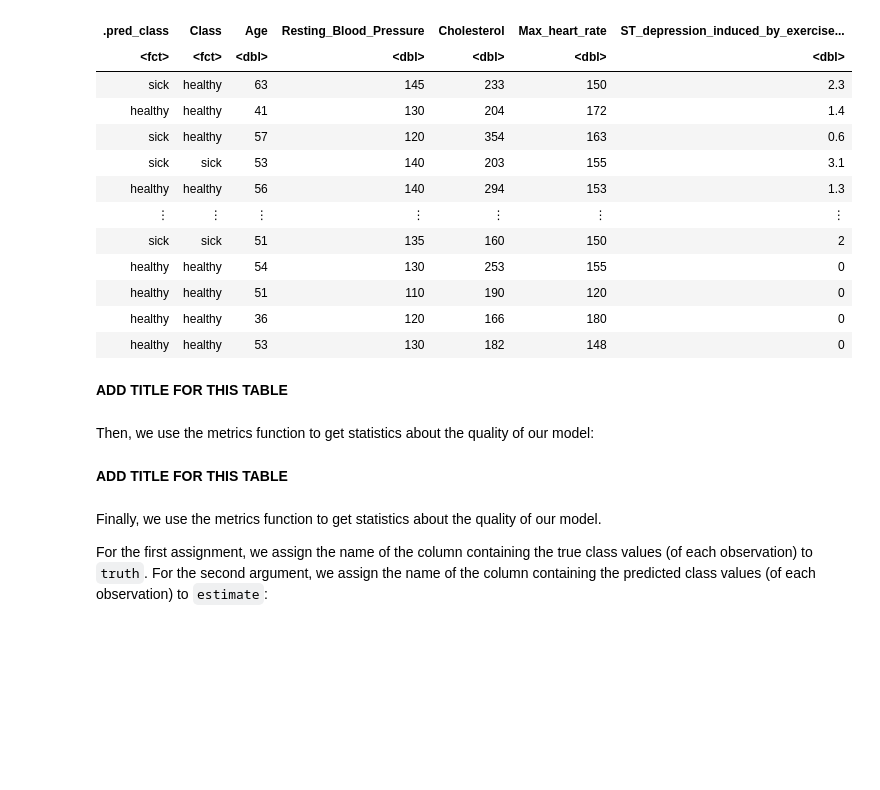
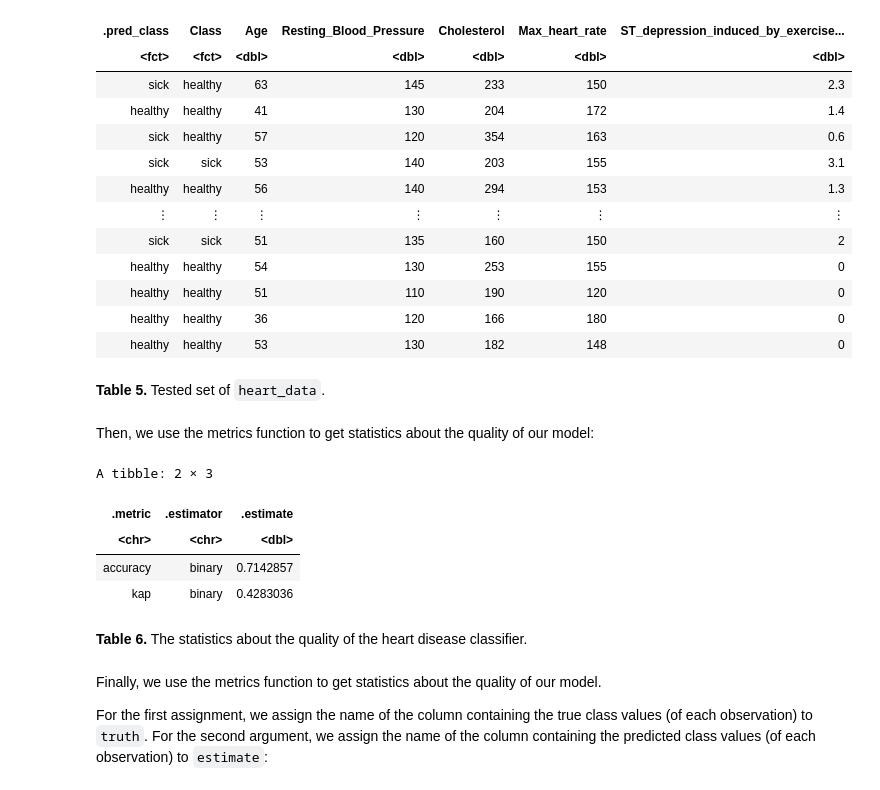
Before and after one commit to riacsik/heart-disease, a Jupyter notebook: group_project_report.ipynb, the cells around one changed output. Drawn from its saved outputs; the diff is of its cells as text; code cells hidden in the pictures; blank space fills up the shorter version.

Commit message:
Figure & Table numbering and captioning + some formatting

```diff
--- a/group_project_report.ipynb
+++ b/group_project_report.ipynb
@@ -474,14 +483,21 @@ A tibble: 231 × 7
 | healthy | healthy | 36 | 120 | 166 | 180 | 0 |
 | healthy | healthy | 53 | 130 | 182 | 148 | 0 |
 # %% [markdown]
-**ADD TITLE FOR THIS TABLE**
+**Table 5.** Tested set of `heart_data`.
 # %% [markdown]
 Then, we use the metrics function to get statistics about the quality of our model:
 # %%
 heart_model_metrics <- heart_test_predictions |>
         metrics(truth = Class, estimate = .pred_class)
+heart_model_metrics
+# %% [output]
+A tibble: 2 × 3
+| .metric | .estimator | .estimate |
+| <chr> | <chr> | <dbl> |
+| accuracy | binary | 0.7142857 |
+| kap | binary | 0.4283036 |
 # %% [markdown]
-**ADD TITLE FOR THIS TABLE**
+**Table 6.** The statistics about the quality of the heart disease classifier.
 # %% [markdown]
 Finally, we use the metrics function to get statistics about the quality of our model.
 
```
Also changed, not shown: parts of 21 cells of this notebook.
